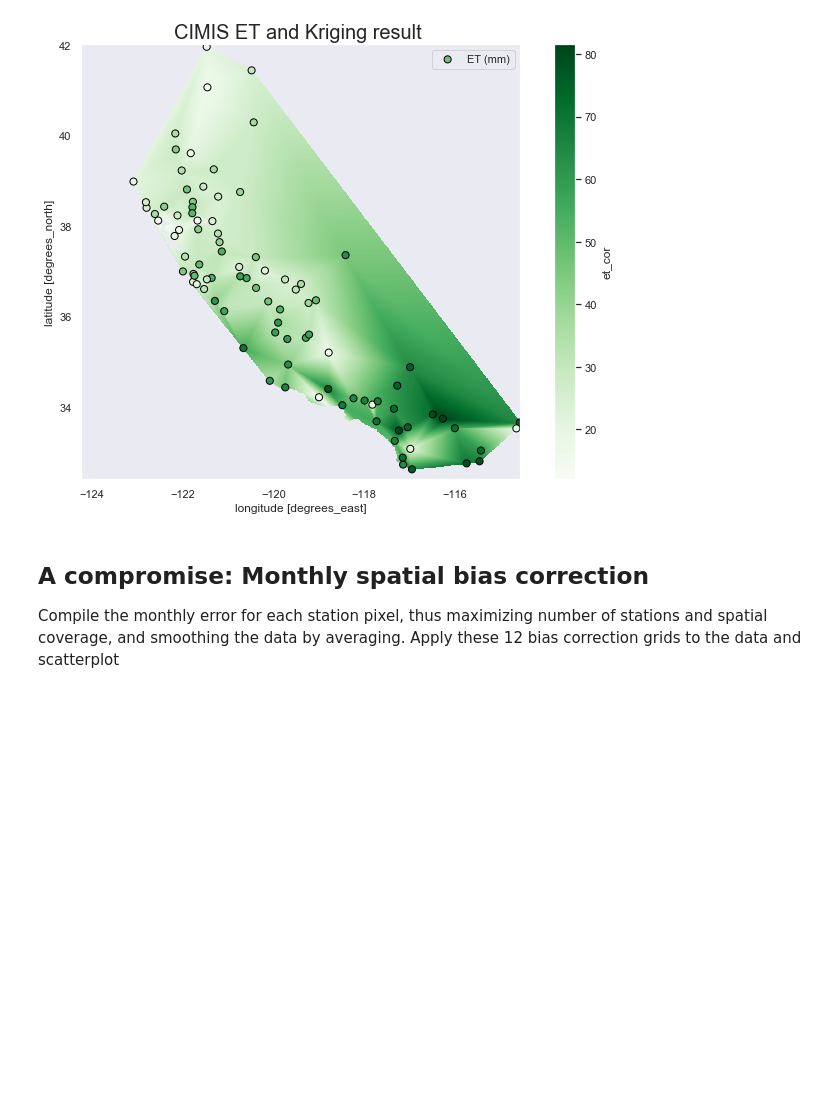
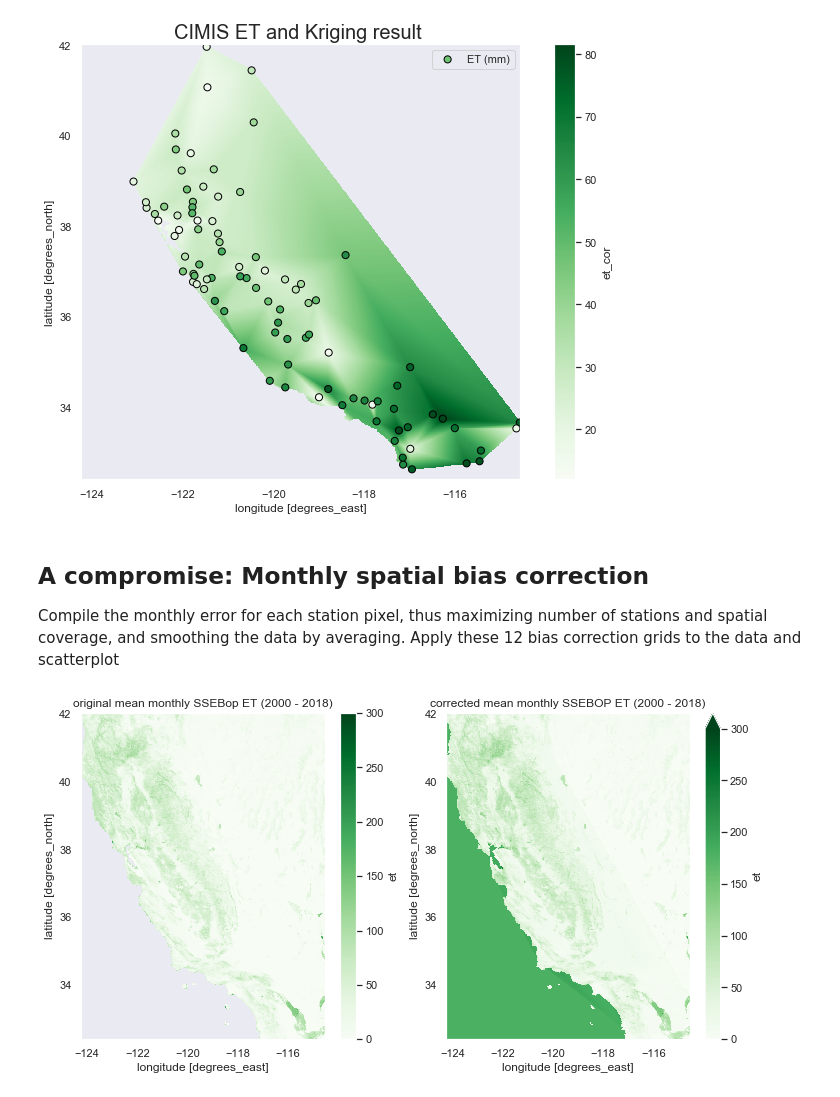
Before and after one commit to kashingtonDC/CIMIS, a Jupyter notebook: code/CIMIS.ipynb, the cells around one changed output. Cells and saved outputs as stored; diff of their text form; code cells hidden in the pictures; blank space fills up the shorter version.

```diff
--- a/code/CIMIS.ipynb
+++ b/code/CIMIS.ipynb
@@ -756,10 +756,11 @@ plt.show()
 
 Compile the monthly error for each station pixel, thus maximizing number of stations and spatial coverage, and smoothing the data by averaging. Apply these 12 bias correction grids to the data and scatterplot
 # %%
+# First, make monthly mean grids from the CIMIS data that are the same dims as the ssebop data
 monthgrids = []
 
 # Loop through months
-for i in range(1,13)[:6]:
+for i in range(1,13)[:]:
 
     # Select all sites for that month
     mdf = dataset.loc[dataset.date.dt.month == i]
@@ -771,7 +772,7 @@ for i in range(1,13)[:6]:
         sdf = mdf[mdf.id == j]
 
         # Get the mean CIMIS ET error for that site / month
-        smm = np.nanmean(sdf.cimis_et.astype(float))
+        smm = np.nanmean(sdf.cimis_et.astype(float)) / np.nanstd(sdf.cimis_et.astype(float))
         # append to the dict in outer loop
         mdf_mean[int(j)] = smm
 
@@ -782,0 +817,32 @@ for i in range(1,13)[:6]:
+# %%
+# Apply the kriged bias corrections to the og ssebop data
+
+outcors = []
+
+for i in ds['et'][:]:
+
+    month = pd.to_datetime(i.time.values).month
+    monthcorarr = monthcors[month-1]
+    monthcorarr =  np.nan_to_num(monthcorarr,0)
+    ds_mth = i + monthcorarr
+    outcors.append(ds_mth)
+# %%
+# after the loop re-combine the DataArrays
+stacked = xr.concat(outcors[:], dim="dataset")
+cor_mean = stacked.mean(axis = 0) # Spatial means
+cor_plot = cor_mean.where(cor_mean!=253.28389) # remove nans
+# %%
+plt.figure(figsize = (12,6))
+
+plt.subplot(121)
+et_mean.plot(cmap = "Greens", vmin = 0, vmax= 300)
+plt.title("original mean monthly SSEBop ET (2000 - 2018)")
+
+plt.subplot(122)
+cor_plot.plot(cmap = "Greens", vmin = 0, vmax= 300)
+plt.title("corrected mean monthly SSEBOP ET (2000 - 2018)")
+
+# plt.tight_layout()
+plt.show()
+# %% [output]
+[figure, added]
```
Also changed, not shown: parts of 18 cells of this notebook.
